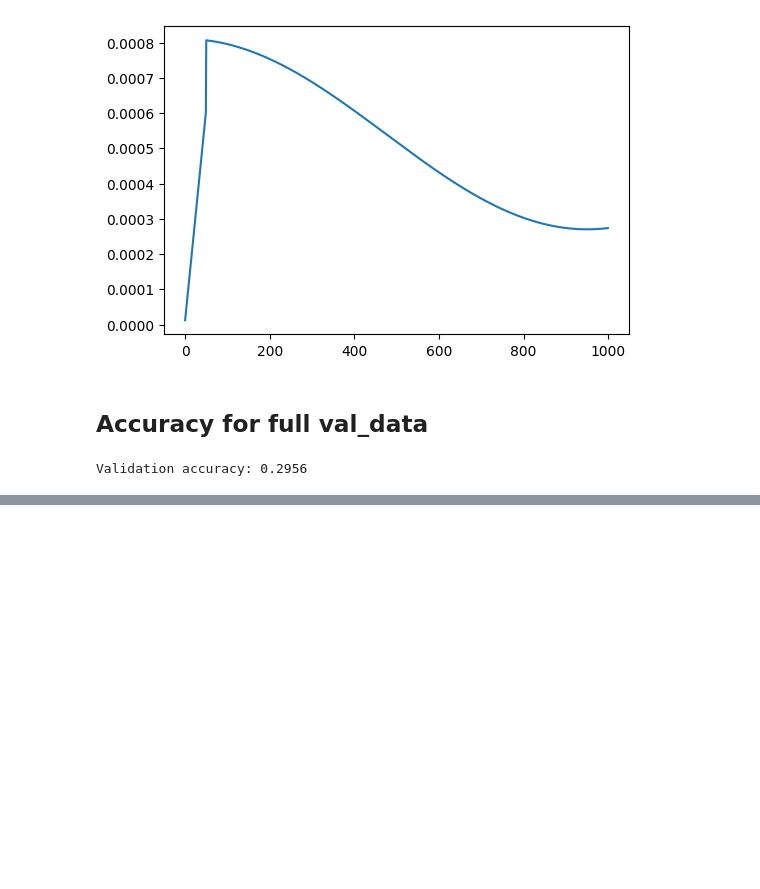
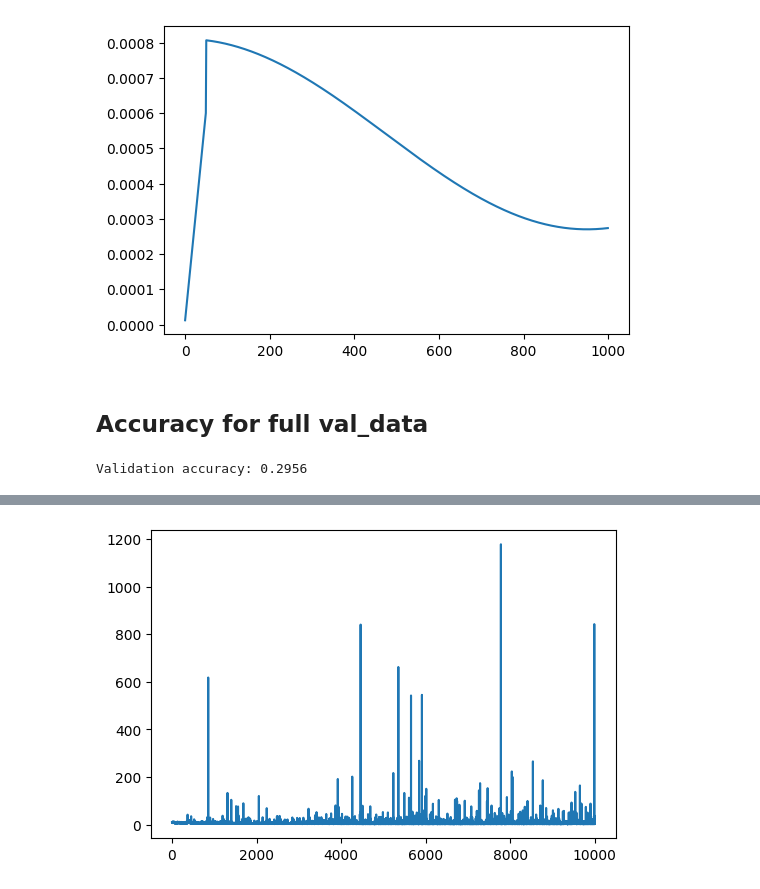
Before and after one commit to samitha278/nanoViT, a Jupyter notebook: test_vit.ipynb, the cells around one changed output, grey strips where cells are left out. Saved outputs shown, nothing was run; the diff lists cells and outputs as text; code cells hidden in the pictures; blank space fills up the shorter version.

```diff
--- a/test_vit.ipynb
+++ b/test_vit.ipynb
@@ -645,0 +775,6 @@ Validation accuracy: 0.2956
+# %%
+plt.figure(figsize=(6,4))
+plt.plot(norms)
+plt.show()
+# %% [output]
+[figure, added]
```
Also changed, not shown: parts of 6 cells of this notebook.
